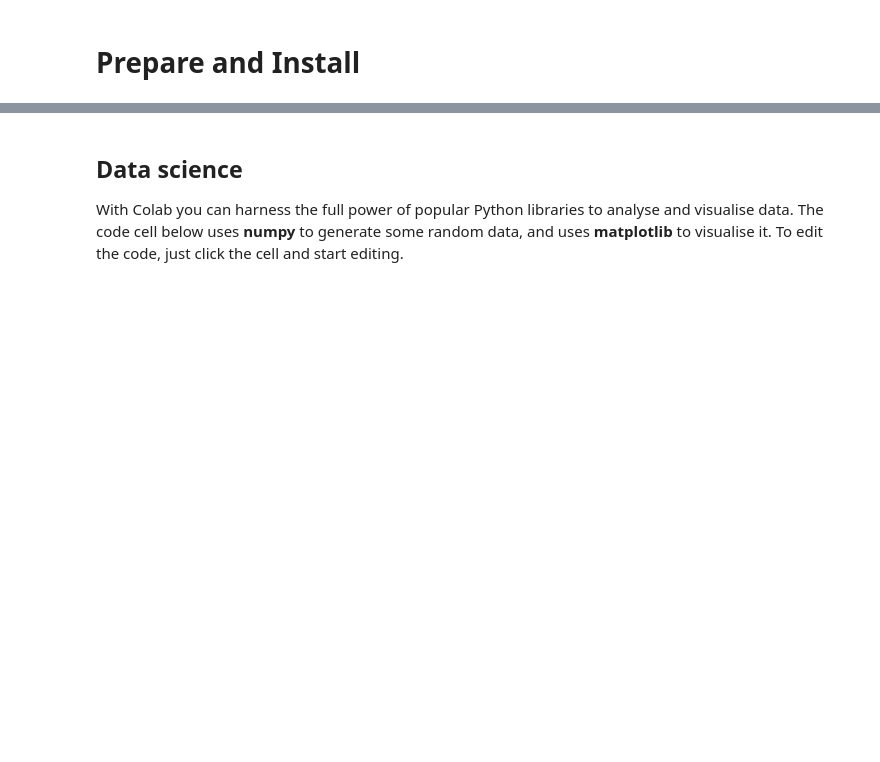
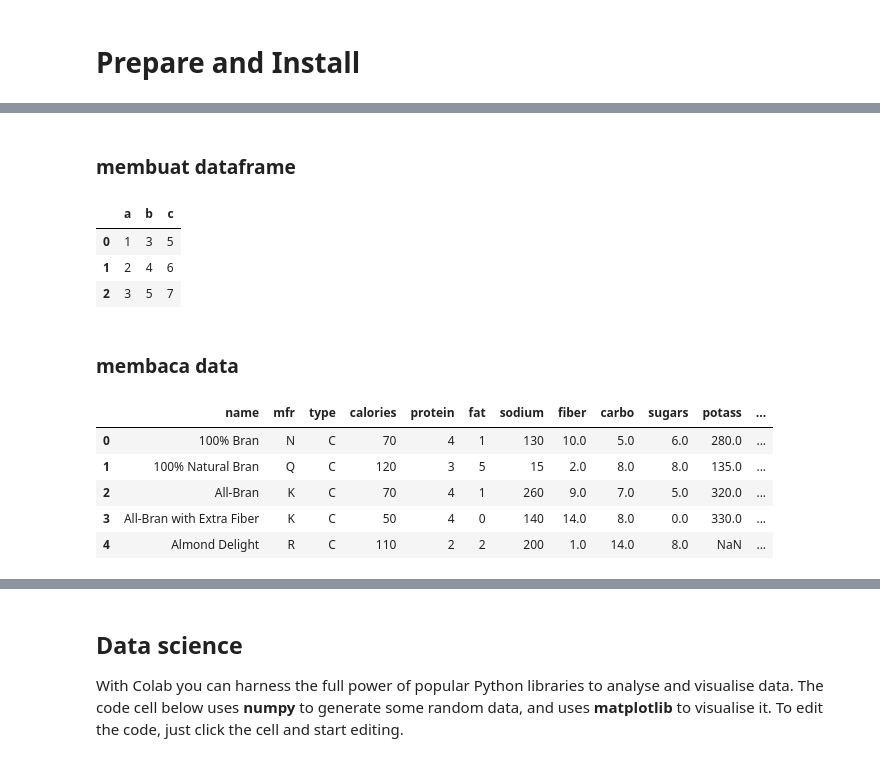
Before and after one commit to budsains/materi, a Jupyter notebook: material_book.ipynb, the cells around one changed output, grey strips where cells are left out. Drawn from its saved outputs; the diff is of its cells as text; code cells hidden in the pictures; blank space fills up the shorter version.

```diff
--- a/material_book.ipynb
+++ b/material_book.ipynb
@@ -37,0 +45,25 @@ Colab notebooks are Jupyter notebooks that are hosted by Colab. To find out more
+# %% [markdown]
+### membuat dataframe
+# %%
+contoh = {"a":[1,2,3],"b":[3,4,5],"c":[5,6,7]}
+pd.DataFrame(contoh)
+# %% [output]
+|  | a | b | c |
+| 0 | 1 | 3 | 5 |
+| 1 | 2 | 4 | 6 |
+| 2 | 3 | 5 | 7 |
+# %% [markdown]
+### membaca data
+# %%
+import pandas as pd
+cereal = "https://raw.githubusercontent.com/WiraDKP/supervised_learning/master/02%20-%20Pandas%20Introduction/data/cereal.csv"
+
+df= pd.read_csv(cereal)
+df.head()
+# %% [output]
+|  | name | mfr | type | calories | protein | fat | sodium | fiber | carbo | sugars | potass | ... |
+| 0 | 100% Bran | N | C | 70 | 4 | 1 | 130 | 10.0 | 5.0 | 6.0 | 280.0 | ... |
+| 1 | 100% Natural Bran | Q | C | 120 | 3 | 5 | 15 | 2.0 | 8.0 | 8.0 | 135.0 | ... |
+| 2 | All-Bran | K | C | 70 | 4 | 1 | 260 | 9.0 | 7.0 | 5.0 | 320.0 | ... |
+| 3 | All-Bran with Extra Fiber | K | C | 50 | 4 | 0 | 140 | 14.0 | 8.0 | 0.0 | 330.0 | ... |
+| 4 | Almond Delight | R | C | 110 | 2 | 2 | 200 | 1.0 | 14.0 | 8.0 | NaN | ... |
```
Also changed, not shown: parts of 29 cells of this notebook.
